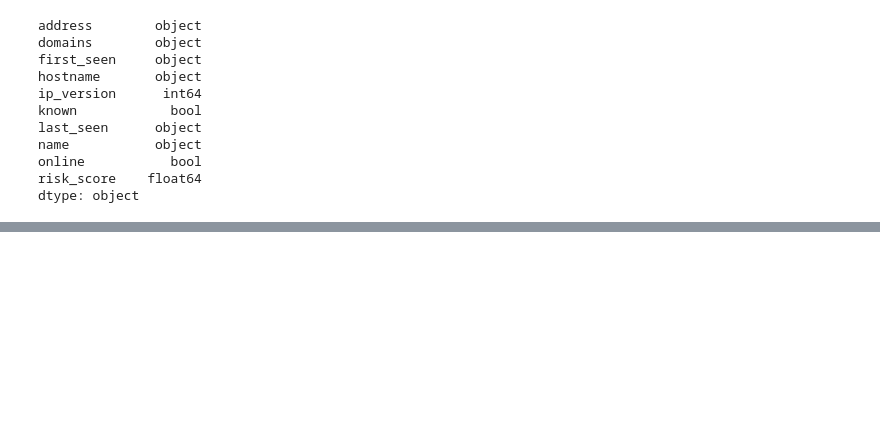
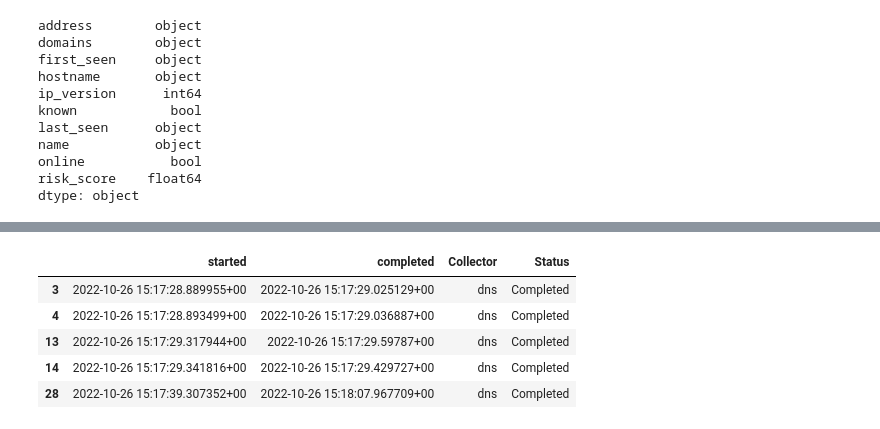
Before and after one commit to lmarkscp/pandas-workshop, a Jupyter notebook: notebooks/Plotly.ipynb, the cells around one changed output, grey strips where cells are left out. Drawn from its saved outputs; the diff is of its cells as text; code cells hidden in the pictures; blank space fills up the shorter version.

```diff
--- a/notebooks/Plotly.ipynb
+++ b/notebooks/Plotly.ipynb
@@ -41,0 +55,20 @@ fig.show()
+# %%
+scans = pd.read_csv('../data/api_scan.csv')
+scans.rename(
+    columns={
+        'collector_name': 'Collector',
+        'status': 'Status'
+    },
+    inplace=True
+)
+
+scans['Collector'] = scans['Collector'].str.removeprefix('collector_')
+scans = scans.sort_values(['Collector', 'Status'])
+scans.head()
+# %% [output]
+|  | started | completed | Collector | Status |
+| 3 | 2022-10-26 15:17:28.889955+00 | 2022-10-26 15:17:29.025129+00 | dns | Completed |
+| 4 | 2022-10-26 15:17:28.893499+00 | 2022-10-26 15:17:29.036887+00 | dns | Completed |
+| 13 | 2022-10-26 15:17:29.317944+00 | 2022-10-26 15:17:29.59787+00 | dns | Completed |
+| 14 | 2022-10-26 15:17:29.341816+00 | 2022-10-26 15:17:29.429727+00 | dns | Completed |
+| 28 | 2022-10-26 15:17:39.307352+00 | 2022-10-26 15:18:07.967709+00 | dns | Completed |
```
Also changed, not shown: parts of 7 cells of this notebook, 4 other files.
